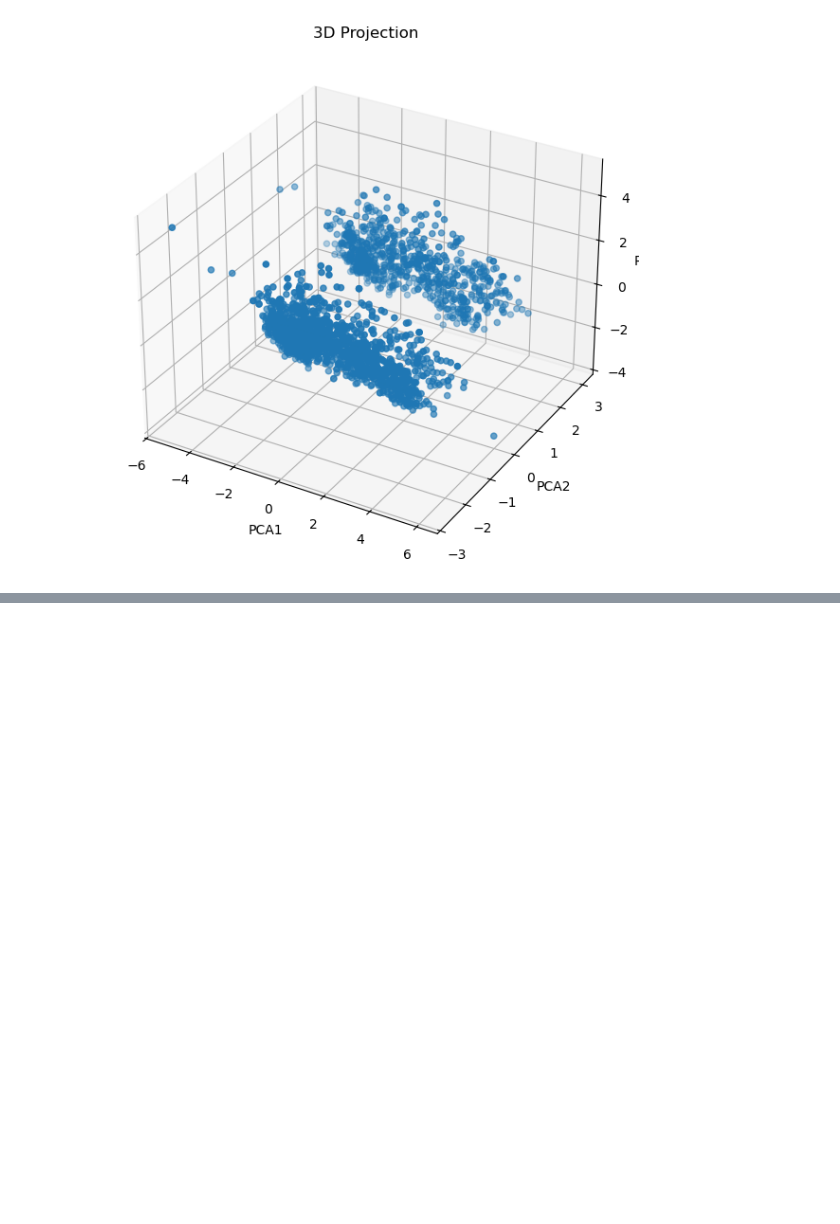
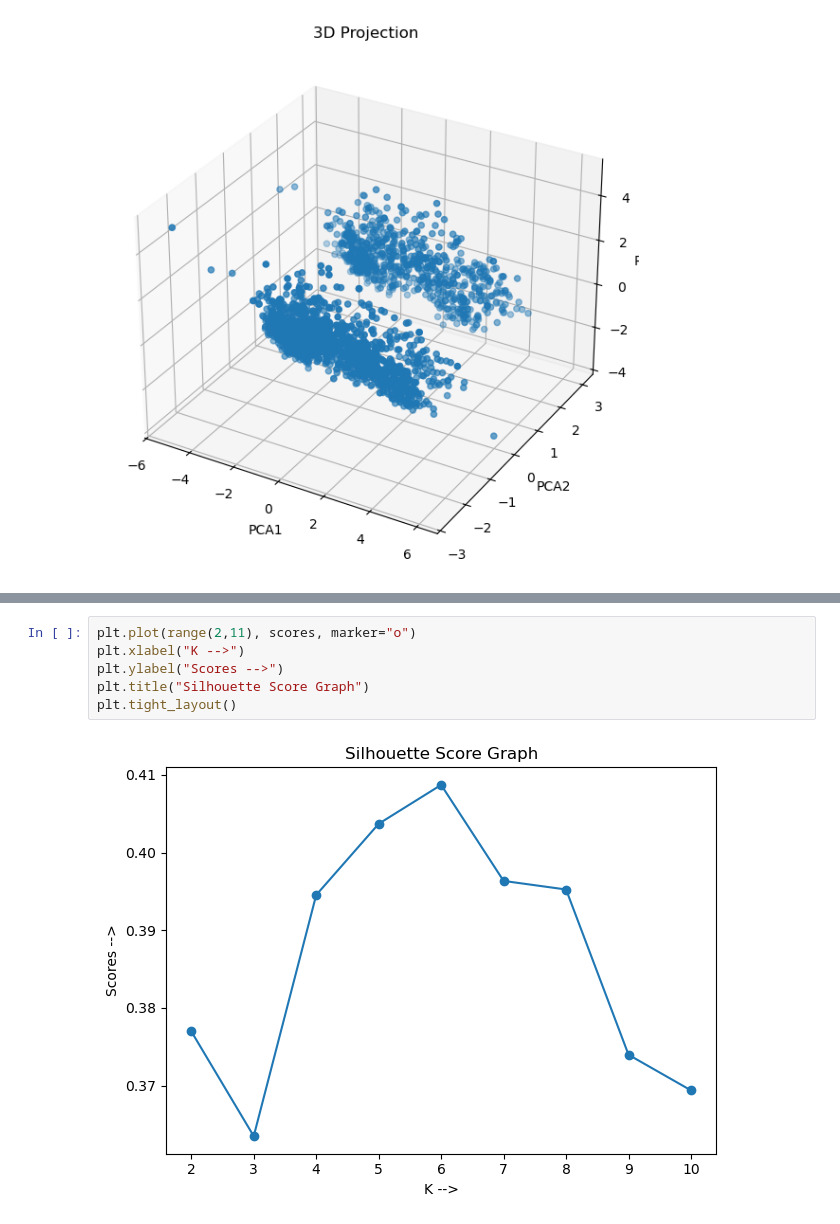
Before and after one commit to mihirgupta665/PRIME-AI-And-ML-, a Jupyter notebook: 8_UnSupervised_Learning/6_Customer_Segmentation_System/1_Smart_Cart.ipynb, the cells around one changed output, grey strips where cells are left out. Saved outputs shown, nothing was run; the diff lists cells and outputs as text; blank space fills up the shorter version.

```diff
--- a/8_UnSupervised_Learning/6_Customer_Segmentation_System/1_Smart_Cart.ipynb
+++ b/8_UnSupervised_Learning/6_Customer_Segmentation_System/1_Smart_Cart.ipynb
@@ -347,0 +387,8 @@ plt.tight_layout()
+# %%
+plt.plot(range(2,11), scores, marker="o")
+plt.xlabel("K -->")
+plt.ylabel("Scores -->")
+plt.title("Silhouette Score Graph")
+plt.tight_layout()
+# %% [output]
+[figure, added]
```
Also changed, not shown: parts of 9 cells of this notebook, 1 other file.
